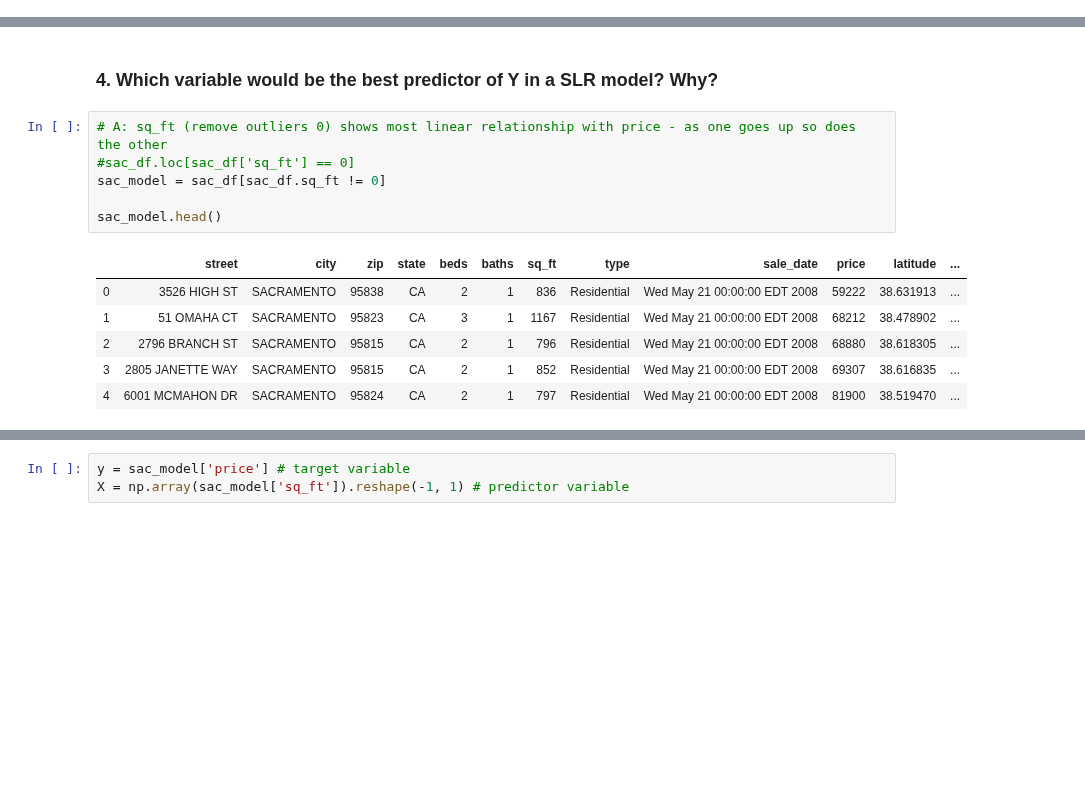
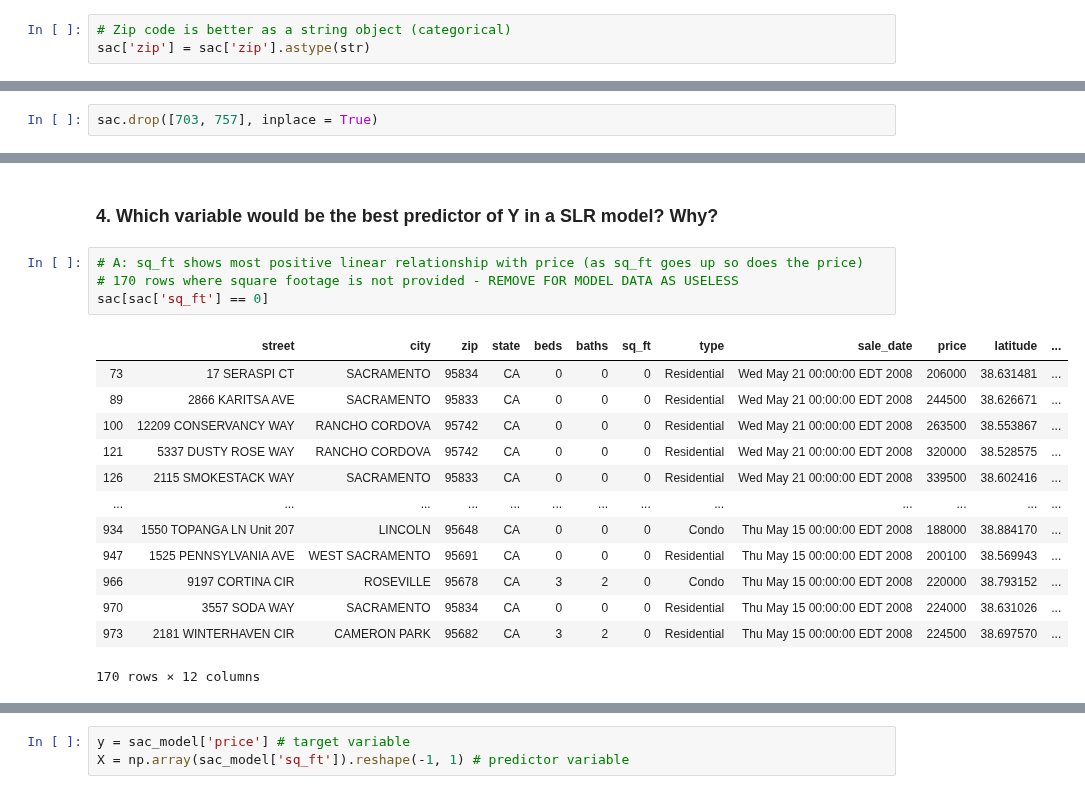
Before and after one commit to ShelyBhogal/data-science, a Jupyter notebook: 10-linear-regression/practice/simple-linear-regression-sacramento.ipynb, the cells around one changed output, grey strips where cells are left out. Saved outputs shown, nothing was run; the diff lists cells and outputs as text; blank space fills up the shorter version.

```diff
--- a/10-linear-regression/practice/simple-linear-regression-sacramento.ipynb
+++ b/10-linear-regression/practice/simple-linear-regression-sacramento.ipynb
@@ -66,0 +81,3 @@ sac_df = sac[sac.type != 'Unkown']
+# %%
+# Zip code is better as a string object (categorical)
+sac['zip'] = sac['zip'].astype(str)
@@ -67,3 +90,5 @@ sac_df = sac[sac.type != 'Unkown']
+# %%
+sac.drop([703, 757], inplace = True)
 # %% [markdown]
 ### 3. Our goal will be to predict price. List variables that you think qualify as predictors of price in a SLR model.
 
@@ -97,15 +125,20 @@ sns.lineplot(x='baths', y='price', data=sac_df);
 # %% [markdown]
 ### 4. Which variable would be the best predictor of Y in a SLR model? Why?
 # %%
-# A: sq_ft (remove outliers 0) shows most linear relationship with price - as one goes up so does the other
-#sac_df.loc[sac_df['sq_ft'] == 0]
-sac_model = sac_df[sac_df.sq_ft != 0]
-
-sac_model.head()
+# A: sq_ft shows most positive linear relationship with price (as sq_ft goes up so does the price)
+# 170 rows where square footage is not provided - REMOVE FOR MODEL DATA AS USELESS
+sac[sac['sq_ft'] == 0]
 # %% [output]
 |  | street | city | zip | state | beds | baths | sq_ft | type | sale_date | price | latitude | ... |
-| 0 | 3526 HIGH ST | SACRAMENTO | 95838 | CA | 2 | 1 | 836 | Residential | Wed May 21 00:00:00 EDT 2008 | 59222 | 38.631913 | ... |
-| 1 | 51 OMAHA CT | SACRAMENTO | 95823 | CA | 3 | 1 | 1167 | Residential | Wed May 21 00:00:00 EDT 2008 | 68212 | 38.478902 | ... |
-| 2 | 2796 BRANCH ST | SACRAMENTO | 95815 | CA | 2 | 1 | 796 | Residential | Wed May 21 00:00:00 EDT 2008 | 68880 | 38.618305 | ... |
-| 3 | 2805 JANETTE WAY | SACRAMENTO | 95815 | CA | 2 | 1 | 852 | Residential | Wed May 21 00:00:00 EDT 2008 | 69307 | 38.616835 | ... |
-| 4 | 6001 MCMAHON DR | SACRAMENTO | 95824 | CA | 2 | 1 | 797 | Residential | Wed May 21 00:00:00 EDT 2008 | 81900 | 38.519470 | ... |
+| 73 | 17 SERASPI CT | SACRAMENTO | 95834 | CA | 0 | 0 | 0 | Residential | Wed May 21 00:00:00 EDT 2008 | 206000 | 38.631481 | ... |
+| 89 | 2866 KARITSA AVE | SACRAMENTO | 95833 | CA | 0 | 0 | 0 | Residential | Wed May 21 00:00:00 EDT 2008 | 244500 | 38.626671 | ... |
+| 100 | 12209 CONSERVANCY WAY | RANCHO CORDOVA | 95742 | CA | 0 | 0 | 0 | Residential | Wed May 21 00:00:00 EDT 2008 | 263500 | 38.553867 | ... |
+| 121 | 5337 DUSTY ROSE WAY | RANCHO CORDOVA | 95742 | CA | 0 | 0 | 0 | Residential | Wed May 21 00:00:00 EDT 2008 | 320000 | 38.528575 | ... |
+| 126 | 2115 SMOKESTACK WAY | SACRAMENTO | 95833 | CA | 0 | 0 | 0 | Residential | Wed May 21 00:00:00 EDT 2008 | 339500 | 38.602416 | ... |
+| ... | ... | ... | ... | ... | ... | ... | ... | ... | ... | ... | ... | ... |
+| 934 | 1550 TOPANGA LN Unit 207 | LINCOLN | 95648 | CA | 0 | 0 | 0 | Condo | Thu May 15 00:00:00 EDT 2008 | 188000 | 38.884170 | ... |
+| 947 | 1525 PENNSYLVANIA AVE | WEST SACRAMENTO | 95691 | CA | 0 | 0 | 0 | Residential | Thu May 15 00:00:00 EDT 2008 | 200100 | 38.569943 | ... |
+| 966 | 9197 CORTINA CIR | ROSEVILLE | 95678 | CA | 3 | 2 | 0 | Condo | Thu May 15 00:00:00 EDT 2008 | 220000 | 38.793152 | ... |
+| 970 | 3557 SODA WAY | SACRAMENTO | 95834 | CA | 0 | 0 | 0 | Residential | Thu May 15 00:00:00 EDT 2008 | 224000 | 38.631026 | ... |
+| 973 | 2181 WINTERHAVEN CIR | CAMERON PARK | 95682 | CA | 3 | 2 | 0 | Residential | Thu May 15 00:00:00 EDT 2008 | 224500 | 38.697570 | ... |
+170 rows × 12 columns
```
Also changed, not shown: parts of 31 cells of this notebook, 2 other files.
